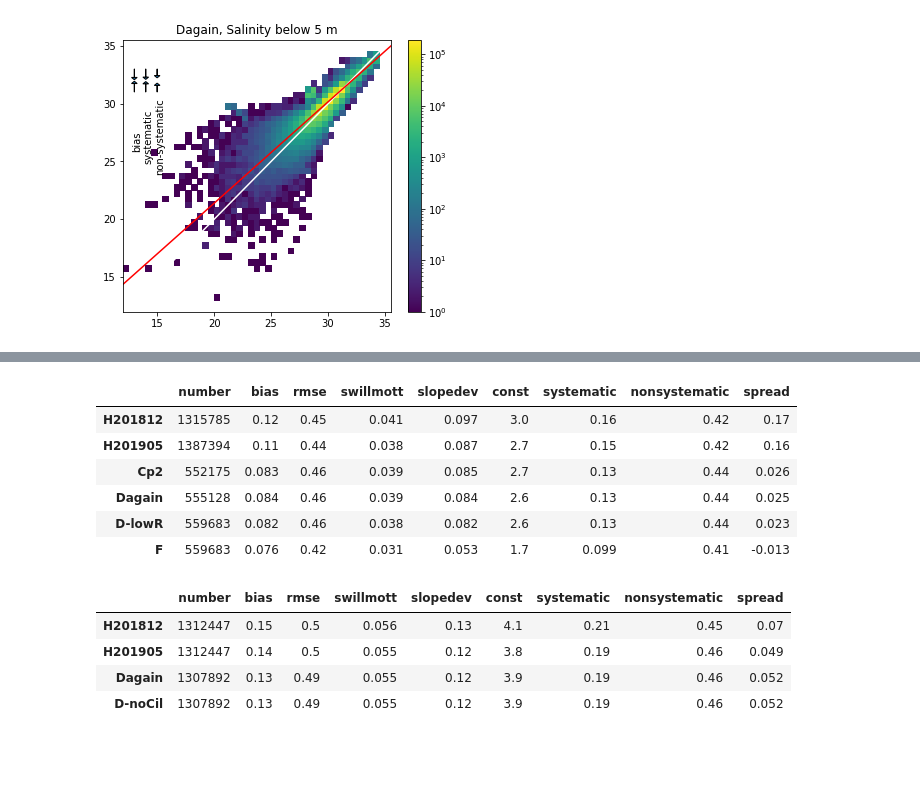
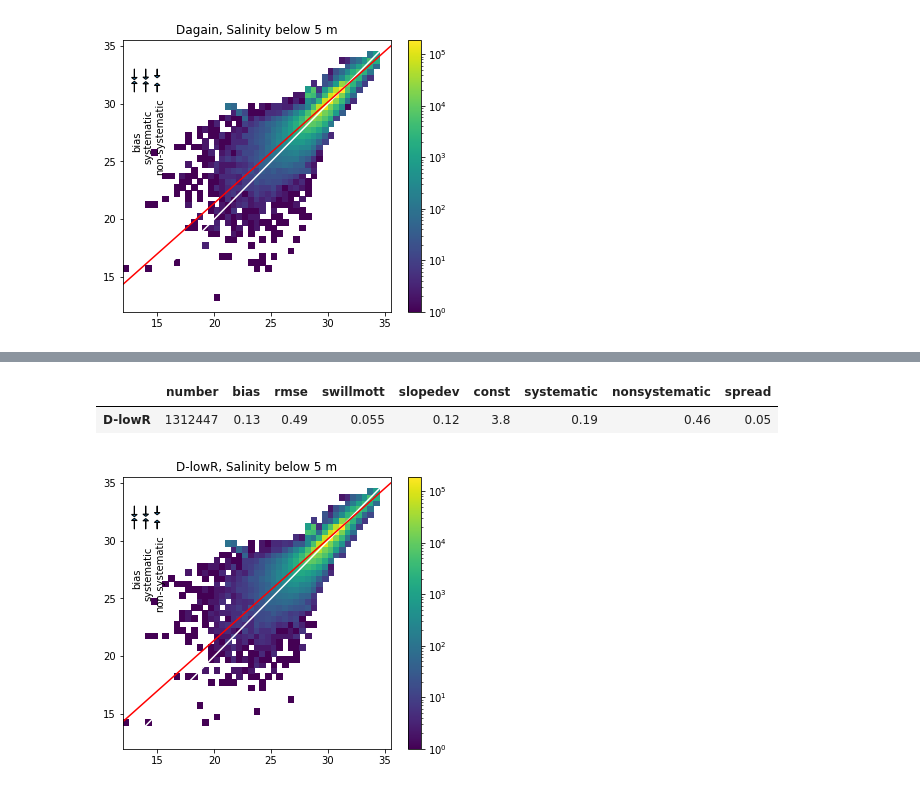
Before and after one commit to SalishSeaCast/analysis-susan, a Jupyter notebook: notebooks/PhysTuning/NonSurfaceSalinity.ipynb, the cells around one changed output, grey strips where cells are left out. Saved outputs shown, nothing was run; the diff lists cells and outputs as text; code cells hidden in the pictures; blank space fills up the shorter version.

```diff
--- a/notebooks/PhysTuning/NonSurfaceSalinity.ipynb
+++ b/notebooks/PhysTuning/NonSurfaceSalinity.ipynb
@@ -315,22 +267,26 @@ def highlight_max_min(s):
-# %%
-alltogether = pd.concat([d201812,d201905, dCp2, Dagain, DlowR, modF], axis=0)
-foramt = "{:.2}"
-alltogether.style.format(myformat).apply(highlight_max_min)
-# %% [output]
-|  | number | bias | rmse | swillmott | slopedev | const | systematic | nonsystematic | spread |
-| H201812 | 1315785 | 0.12 | 0.45 | 0.041 | 0.097 | 3.0 | 0.16 | 0.42 | 0.17 |
-| H201905 | 1387394 | 0.11 | 0.44 | 0.038 | 0.087 | 2.7 | 0.15 | 0.42 | 0.16 |
-| Cp2 | 552175 | 0.083 | 0.46 | 0.039 | 0.085 | 2.7 | 0.13 | 0.44 | 0.026 |
-| Dagain | 555128 | 0.084 | 0.46 | 0.039 | 0.084 | 2.6 | 0.13 | 0.44 | 0.025 |
-| D-lowR | 559683 | 0.082 | 0.46 | 0.038 | 0.082 | 2.6 | 0.13 | 0.44 | 0.023 |
-| F | 559683 | 0.076 | 0.42 | 0.031 | 0.053 | 1.7 | 0.099 | 0.41 | -0.013 |
-# %%
-alltogether = pd.concat([d201812,d201905, Dagain, DnoC], axis=0)
-foramt = "{:.2}"
-alltogether.style.format(myformat).apply(highlight_max_min)
-# %% [output]
-|  | number | bias | rmse | swillmott | slopedev | const | systematic | nonsystematic | spread |
-| H201812 | 1312447 | 0.15 | 0.5 | 0.056 | 0.13 | 4.1 | 0.21 | 0.45 | 0.07 |
-| H201905 | 1312447 | 0.14 | 0.5 | 0.055 | 0.12 | 3.8 | 0.19 | 0.46 | 0.049 |
-| Dagain | 1307892 | 0.13 | 0.49 | 0.055 | 0.12 | 3.9 | 0.19 | 0.46 | 0.052 |
-| D-noCil | 1307892 | 0.13 | 0.49 | 0.055 | 0.12 | 3.9 | 0.19 | 0.46 | 0.052 |
+# %%
+pieces = ('/home/sallen/202007/202007D-lowR/ObsModel_202007D-lowR_ctd_20150101_20151231.csv',
+         '/home/sallen/202007/202007D-lowR/ObsModel_202007D-lowR_pugts_20150101_20151231.csv',
+         '/home/sallen/202007/202007D-lowR/ObsModel_202007D-lowR_ctd_20160101_20161231.csv',
+         '/home/sallen/202007/202007D-lowR/ObsModel_202007D-lowR_pugts_20160101_20161231.csv',
+         '/home/sallen/202007/202007D-lowR/ObsModel_202007D-lowR_ctd_20170101_20171231.csv',
+         '/home/sallen/202007/202007D-lowR/ObsModel_202007D-lowR_pugts_20170101_20171231.csv',
+         '/home/sallen/202007/202007D-lowR/ObsModel_202007D-lowR_psfts_20150101_20151231.csv',
+         '/home/sallen/202007/202007D-lowR/ObsModel_202007D-lowR_psfts_20160101_20161231.csv',
+         '/home/sallen/202007/202007D-lowR/ObsModel_202007D-lowR_psfts_20170101_20171231.csv',
+         '/home/sallen/202007/202007D-lowR/ObsModel_202007D-lowR_onc_20150101_20151231.csv',
+         '/home/sallen/202007/202007D-lowR/ObsModel_202007D-lowR_onc_20160101_20161231.csv',
+         '/home/sallen/202007/202007D-lowR/ObsModel_202007D-lowR_onc_20170101_20171231.csv'
+         )
+# %%
+temp1 = read_pieces(pieces)
+temp1['SA'] = temp1.SA.fillna(value=temp1['salinity (g/kg)'])
+#temp1['SA'] = temp1['salinity (g/kg)']
+temp1.drop(columns='Unnamed: 0', inplace=True)
+temp1.drop_duplicates(inplace=True)
+DlowR = plot_and_stats(temp1, 'D-lowR')
+DlowR.style.format(myformat)
+# %% [output]
+|  | number | bias | rmse | swillmott | slopedev | const | systematic | nonsystematic | spread |
+| D-lowR | 1312447 | 0.13 | 0.49 | 0.055 | 0.12 | 3.8 | 0.19 | 0.46 | 0.05 |
+[figure, added]
```
Also changed, not shown: parts of 55 cells of this notebook.
